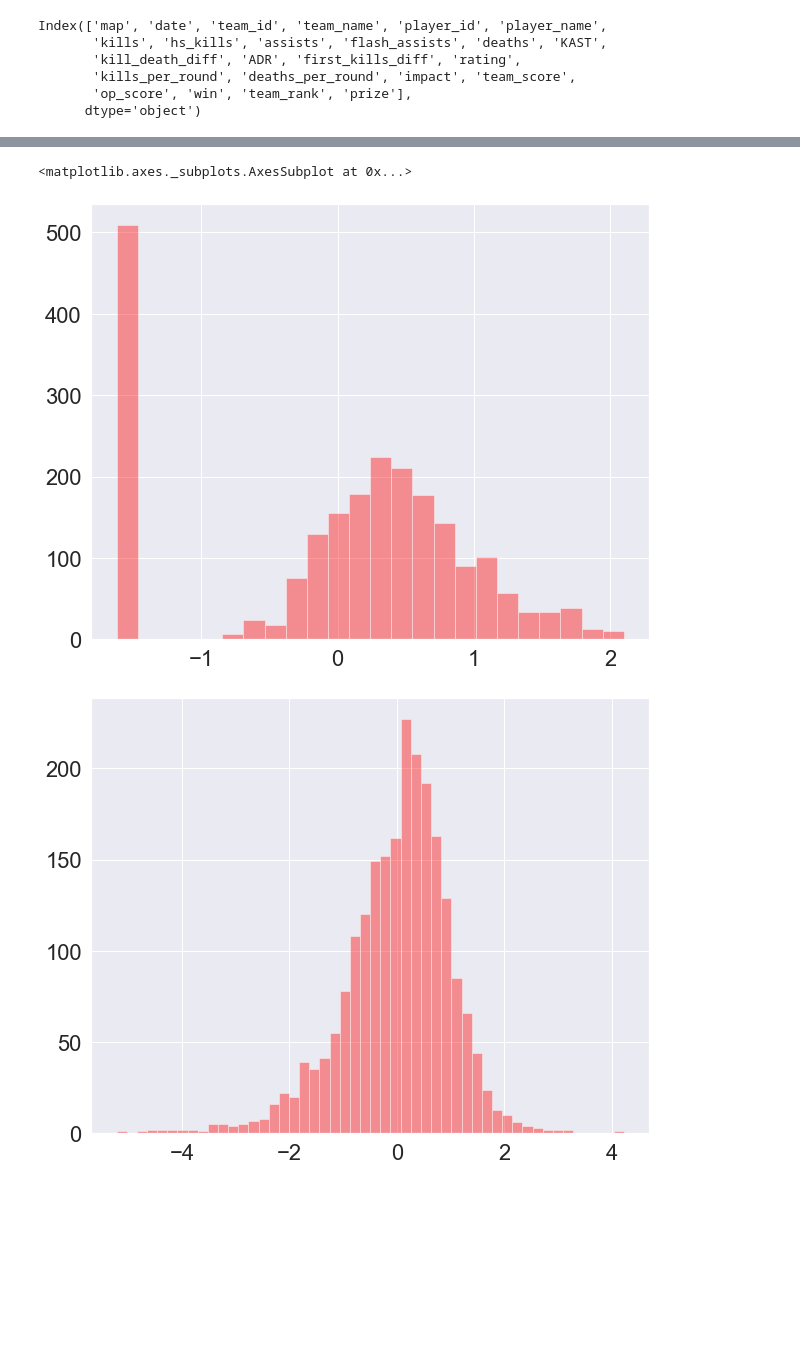
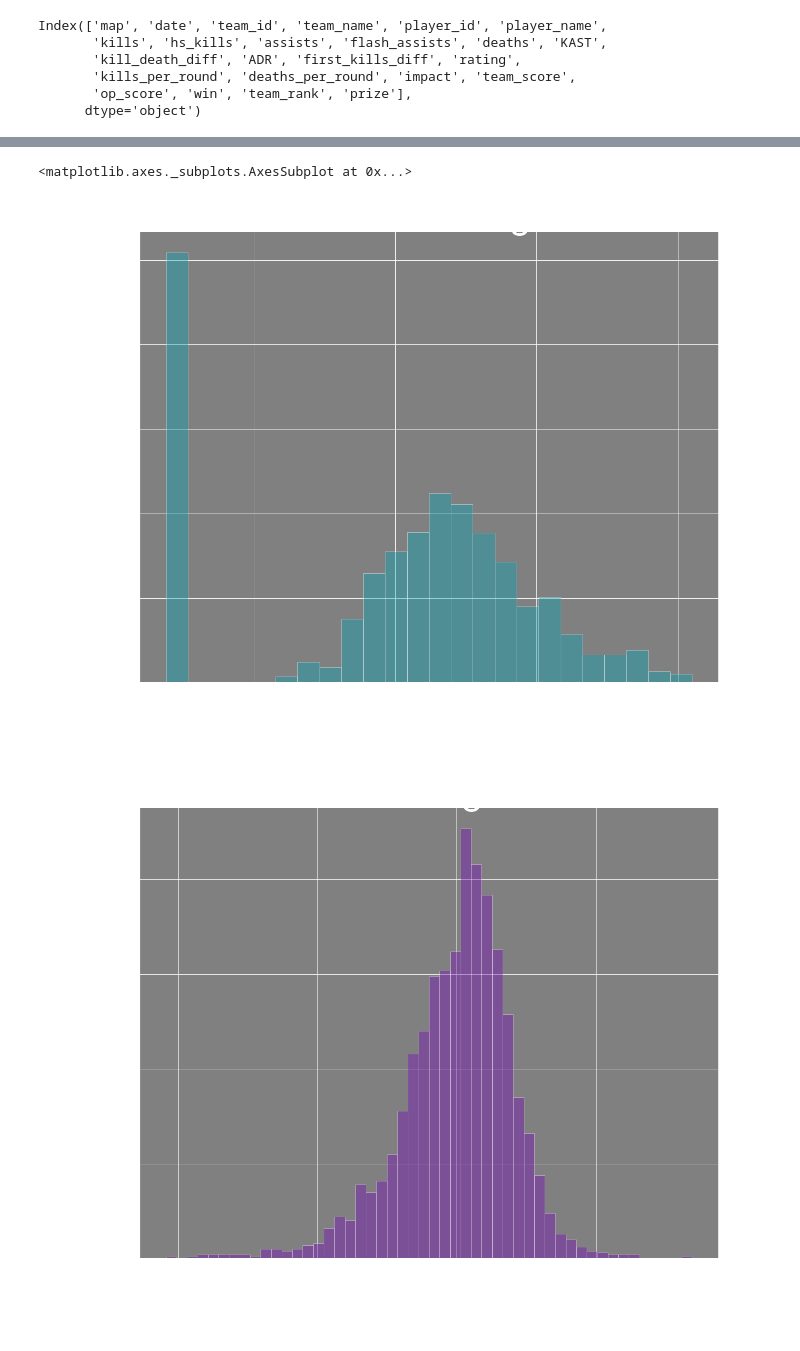
Before and after one commit to emmanuel-garza/insight-csgo, a Jupyter notebook: similarity_score.ipynb, the cells around one changed output, grey strips where cells are left out. Saved outputs shown, nothing was run; the diff lists cells and outputs as text; code cells hidden in the pictures; blank space fills up the shorter version.

```diff
--- a/similarity_score.ipynb
+++ b/similarity_score.ipynb
@@ -50,6 +73,12 @@ for player_id in dict_player:
         player_aux[player_id]['hs_perc']          = (df_aux['hs_kills']/df_aux['kills']).mean()
         player_aux[player_id]['kills_per_round']  = df_aux['kills_per_round'].mean()
         player_aux[player_id]['deaths_per_round'] = df_aux['deaths_per_round'].mean()
-        player_aux[player_id]['ADR']              = df_aux['ADR'].mean()
+        player_aux[player_id]['ADR']              = df_aux['ADR'].mean() / 100.0
+
+        player_aux[player_id]['KAST']              = df_aux['KAST'].mean() / 100.0
+        player_aux[player_id]['score_dif']         = (df_aux['team_score']-df_aux['op_score']).mean()
+        player_aux[player_id]['win_rate']          = df_aux['win'].mean()
+        player_aux[player_id]['assists_per_round'] = ( (df_aux['assists'])/(df_aux['team_score']+df_aux['op_score']) ).mean()
+        player_aux[player_id]['flash_per_round']   = ( (df_aux['flash_assists'])/(df_aux['team_score']+df_aux['op_score']) ).mean()
 
         # print( df_aux['player_name'].unique() )
@@ -112,26 +167,49 @@ Index(['prize', 'rating', 'hs_perc', 'kills_per_round', 'deaths_per_round',
 # %%
 df_aux = pd.DataFrame.from_dict(player_aux,orient='index')
 # df_aux.hist()
 
 
 
 %matplotlib qt
 %matplotlib inline
 
 sns.set_style("whitegrid")
-sns.set(font_scale=2)
+sns.set(font_scale=6)
+
+
+colors = ['#0AA5B8', '#740AB8', '#B81D0A', '#4FB80A', '#0AA5B8', '#740AB8', '#B81D0A', '#4FB80A', '#0AA5B8', '#740AB8', '#B81D0A', '#4FB80A' ]
+
+mpl.rcParams.update({'text.color' : "white",
+                     'axes.labelcolor' : "white",
+                     'xtick.color' : "white",
+                     'ytick.color' : "white"})
+ind = 0
+
+names = ['Prize Rating', 'Rating', 'Headshot %', 'Kills per Round', 'Deaths per Round',
+       'Average Damage per Round', 'Rounds with Contribution', 'Score Differential', 'Win Rate', 'Assists per Round',
+       'Flashes per Round']
 
 for column in df:
-    plt.figure(figsize=(10,8))
+    plt.figure(figsize=(20,16))
     x = df[column].values
-    sns.distplot(x,kde=False,color='red')
+    ax = sns.distplot(x,kde=False,color=colors[ind])
+
+    plt.title(names[ind]);
+    plt.xlabel('Z-score');
+    plt.ylabel('Counts');
+
+    ax.set_facecolor('gray')
+    plt.savefig(column+'.png', transparent=True)
+
+    ind = ind + 1
+
     # sns.kdeplot(x, shade=True);
 
 
 plt.figure(figsize=(10,8))
 x = np.exp( 12.0*df_aux[df_aux['prize']>0.5]['prize'].values )
 sns.distplot(x,kde=False)
 # %% [output]
 <matplotlib.axes._subplots.AxesSubplot at 0x...>
-[figure, old version]
+[figure, new version]
-[figure, old version]
+[figure, new version]
```
Also changed, not shown: parts of 8 cells of this notebook, 2 other files.
